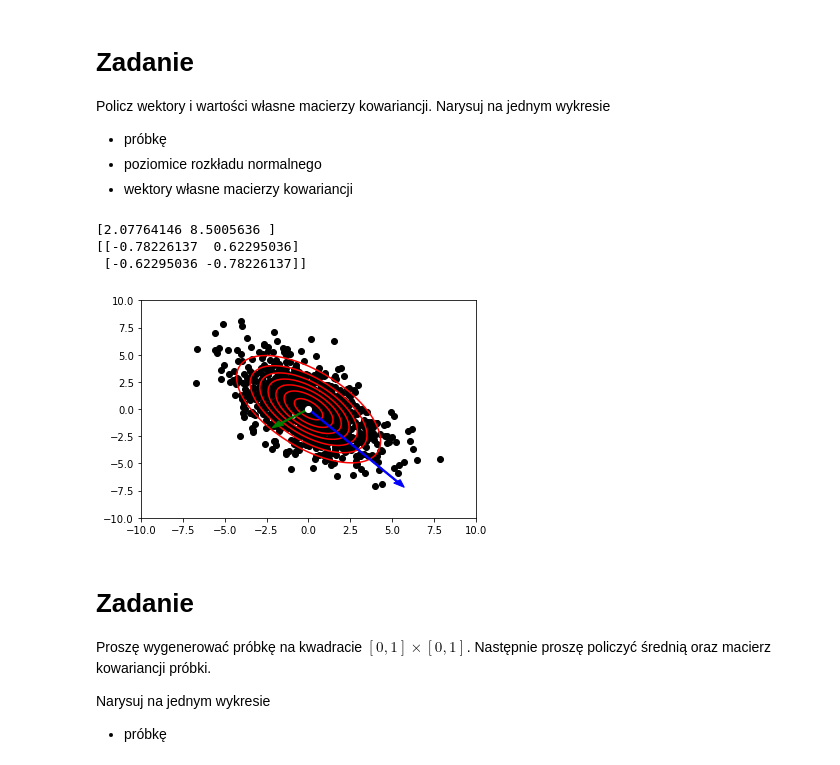
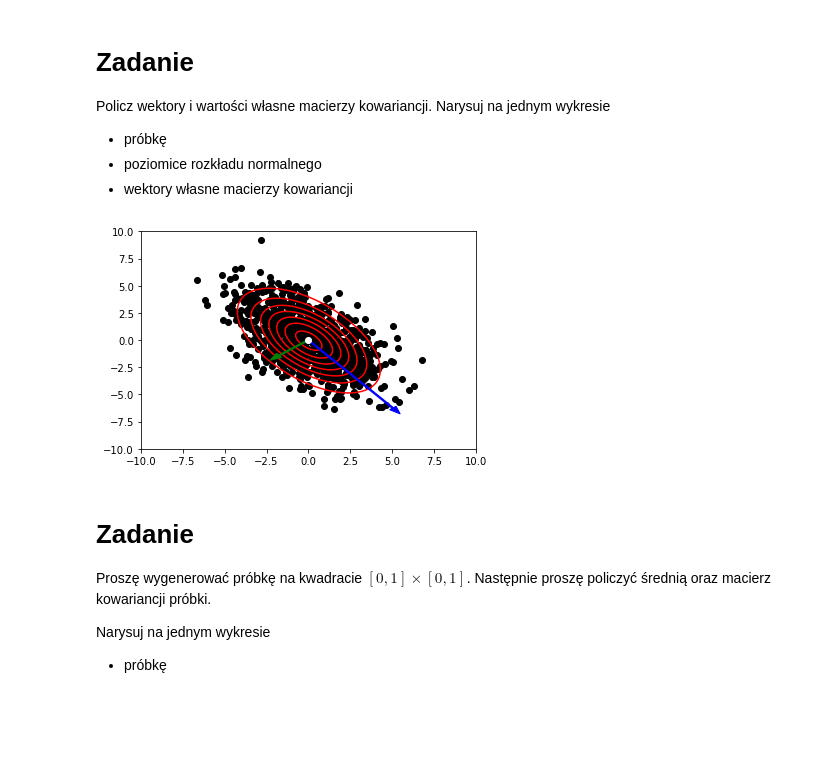
Before and after one commit to she3r/podstawy_sztucznej_inteligencji, a Jupyter notebook: Z03_D_normal_distribution.ipynb, the cells around one changed output. Drawn from its saved outputs; the diff is of its cells as text; code cells hidden in the pictures; blank space fills up the shorter version.

```diff
--- a/Z03_D_normal_distribution.ipynb
+++ b/Z03_D_normal_distribution.ipynb
@@ -71,41 +71,36 @@ X3_rv=multivariate_normal(means, cov)
 # %%
 from numpy import linalg as LA
 
 def normalize(v):
     norm = np.linalg.norm(v)
     if norm == 0:
        return v
     return v / norm
 # eigen vectors
 eig_vals, eig_vectors = LA.eig(cov)
 startpoint = [0,0]
-print(eig_vals)
-print(eig_vectors)
 
 x = np.linspace(-8,8,1000)
 y = np.linspace(-8,8,1000)
 X, Y = np.meshgrid(x,y)
 sample1 = X3_rv.rvs(1000)
 pos = np.empty(X.shape + (2,))
 pos[:, :, 0] = X; pos[:, :, 1] = Y
 lim = 10
 plt.xlim(-lim,lim)
 plt.ylim(-lim,lim)
 plt.scatter(sample1[:,0],sample1[:,1], zorder=1,c='#000000')
 plt.scatter(0,0,zorder=15,c='#FFFFFF')
 
 v1 = eig_vals[0]*normalize(eig_vectors[:,0])
 v2 = eig_vals[1]*normalize(eig_vectors[:,1])
 
-plt.arrow(0,0,*v1,color='green',zorder=10, width=0.1,head_width=0.5, head_length=0.7)
-plt.arrow(0,0,*v2,color='blue',zorder=10, width=0.1,head_width=0.5, head_length=0.7)
+plt.arrow(*startpoint,*v1,color='green',zorder=10, width=0.1,head_width=0.5, head_length=0.7)
+plt.arrow(*startpoint,*v2,color='blue',zorder=10, width=0.1,head_width=0.5, head_length=0.7)
 plt.contour(X,Y,X2_rv.pdf(pos), colors='red', zorder=5)
 plt.show()
 # %% [output]
-[2.07764146 8.5005636 ]
-[[-0.78226137  0.62295036]
- [-0.62295036 -0.78226137]]
-[figure, old version]
+[figure, new version]
 # %% [markdown]
 # Zadanie
 Proszę wygenerować próbkę na kwadracie $[0,1] \times [0,1]$.
```
Also changed, not shown: parts of 4 cells of this notebook, 1 other file.
